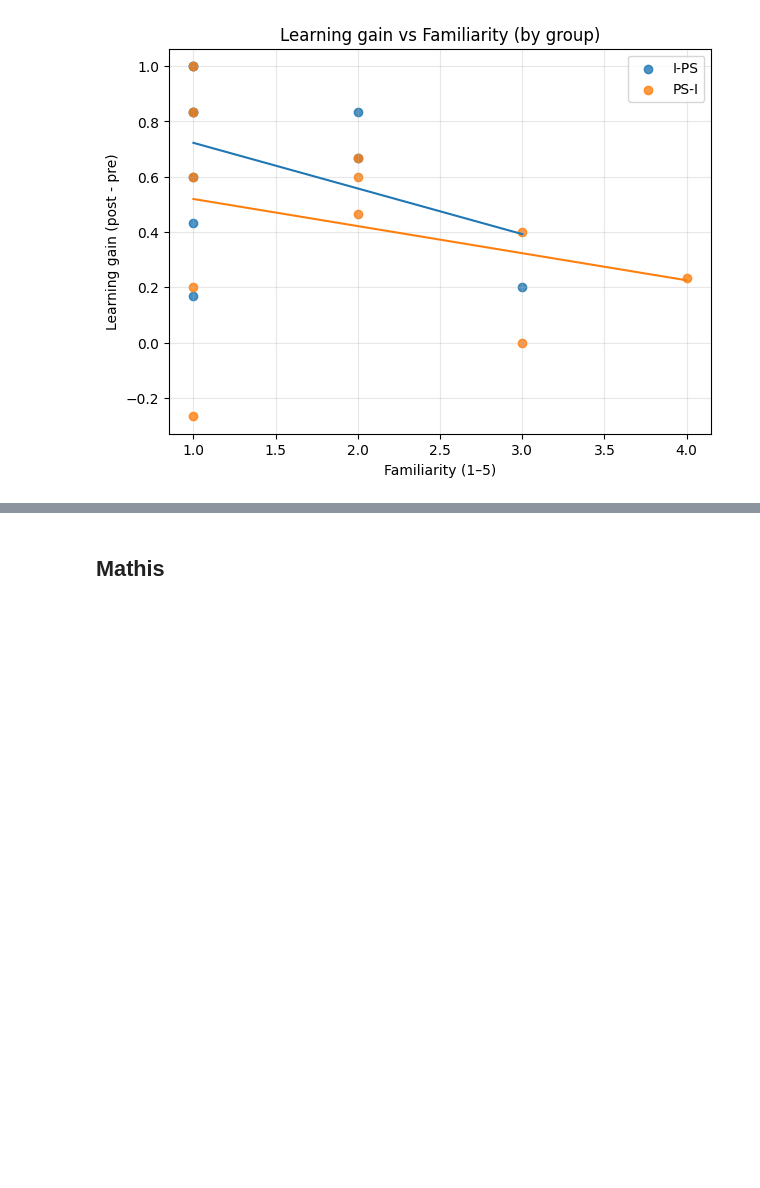
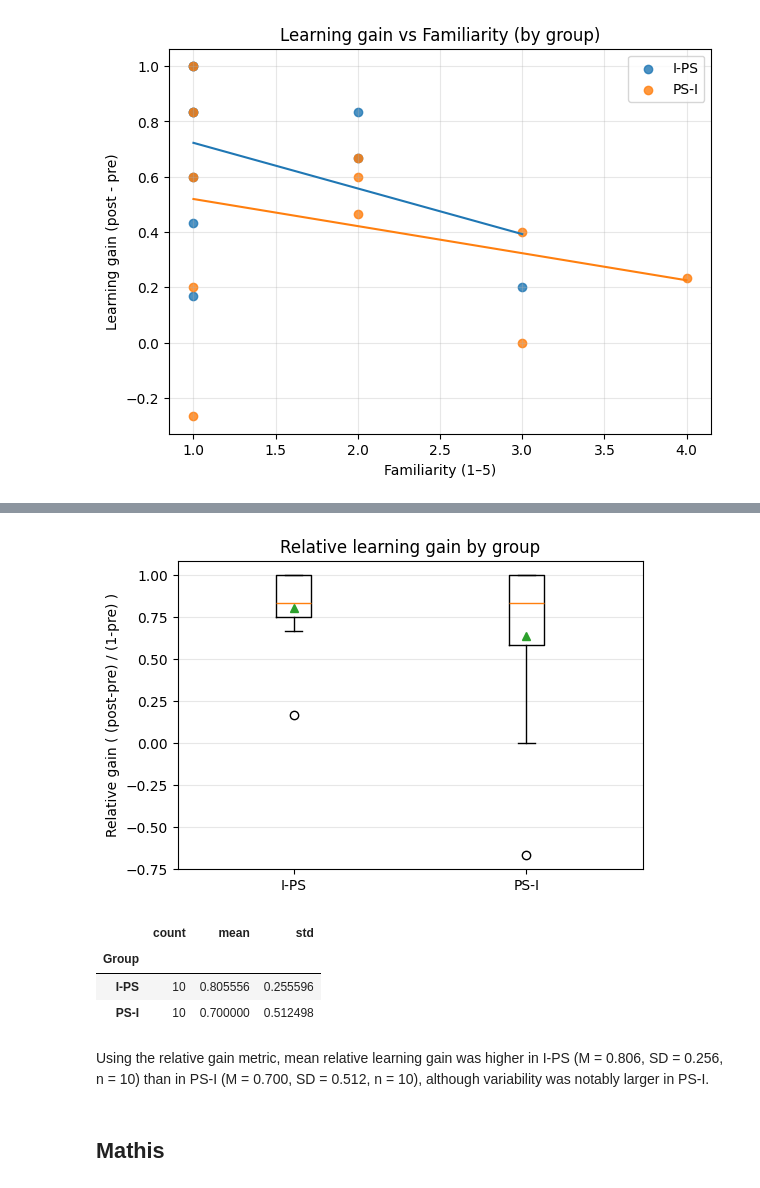
Before and after one commit to mathisrich/Gerrymandering-CS411, a Jupyter notebook: data_analysis/ANOVA_analysis.ipynb, the cells around one changed output, grey strips where cells are left out. Cells and saved outputs as stored; diff of their text form; code cells hidden in the pictures; blank space fills up the shorter version.

Commit message:
add figs explanation, relative learning gains check

```diff
--- a/data_analysis/ANOVA_analysis.ipynb
+++ b/data_analysis/ANOVA_analysis.ipynb
@@ -487,3 +573,26 @@ moderation_plot()
+# %%
+import matplotlib.pyplot as plt
+
+groups = ["I-PS", "PS-I"]
+data = [df2.loc[df2["Group"]==g, "rel_gain"].dropna().values for g in groups]
+
+plt.figure(figsize=(6,4))
+plt.boxplot(data, tick_labels=groups, showmeans=True)
+plt.title("Relative learning gain by group")
+plt.ylabel("Relative gain ( (post-pre) / (1-pre) )")
+plt.grid(axis="y", alpha=0.3)
+plt.show()
+# %% [output]
+[figure, added]
+# %%
+df2_rel.groupby("Group", observed=True)["rel_gain"].agg(["count", "mean", "std"])
+# %% [output]
+|  | count | mean | std |
+| Group |  |  |  |
+| I-PS | 10 | 0.805556 | 0.255596 |
+| PS-I | 10 | 0.700000 | 0.512498 |
+# %% [markdown]
+Using the relative gain metric, mean relative learning gain was higher in I-PS (M = 0.806, SD = 0.256, n = 10) than in PS-I (M = 0.700, SD = 0.512, n = 10), although variability was notably larger in PS-I.
 # %% [markdown]
 ## Mathis
 # %%
```
Also changed, not shown: parts of 16 cells of this notebook.
